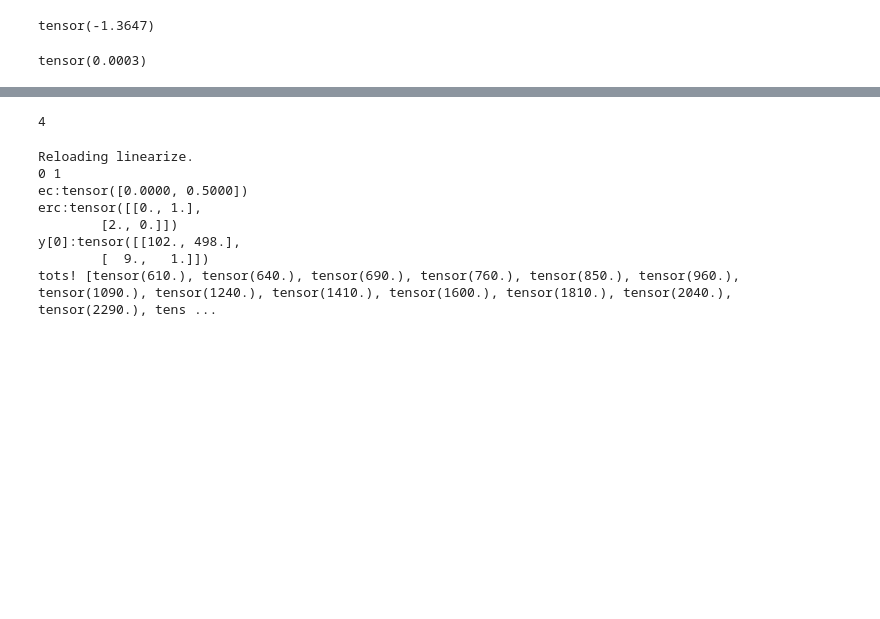
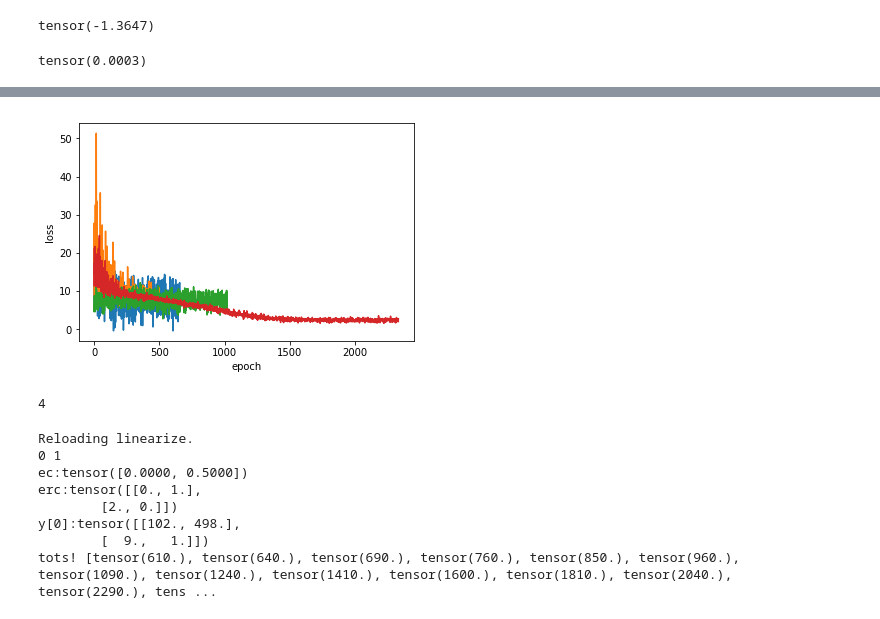
Before and after one commit to jamesonquinn/eipython, a Jupyter notebook: demo.ipynb, the cells around one changed output, grey strips where cells are left out. Saved outputs shown, nothing was run; the diff lists cells and outputs as text; code cells hidden in the pictures; blank space fills up the shorter version.

```diff
--- a/demo.ipynb
+++ b/demo.ipynb
@@ -200,16 +200,14 @@ import cProfile as profile
 if True:
 
     for aniter in range(1):
-        for nparticles in [1]:
-            for guidename in ["meanfield","laplace"]:
-                for eparams in [ndom_params]:#, even_params, gdom_params, neggum_params]:
-                    #
-
-                    print(aniter,nparticles,guidename,eparams)
-                    result = trainGuide(guidename,nparticles,eparams,filename="testresults/demo_other_4.csv")
-                    print(aniter,nparticles,guidename,eparams)
-                    for line in range(10):
-                        print()
+        for nparticles in [3,10]:
+            for guidename in ["laplace","meanfield",]:
+                print(aniter,nparticles,guidename)
+                result = trainGuide(guidename,nparticles,ts(0.),filename="testresults/demo2.csv")
+                print(aniter,nparticles,guidename)
+                for line in range(10):
+                    print()
 
 else:
     plt.plot([getMLE(.01 + x/100,1.,0,1.) for x in range(500)])
+# %% [output]
@@ -216,3 +231,4 @@ else:
+[figure, added]
 # %%
 print(2 + 2)
 # %% [output]
```
Also changed, not shown: parts of 1 cell of this notebook, 17 other files.
